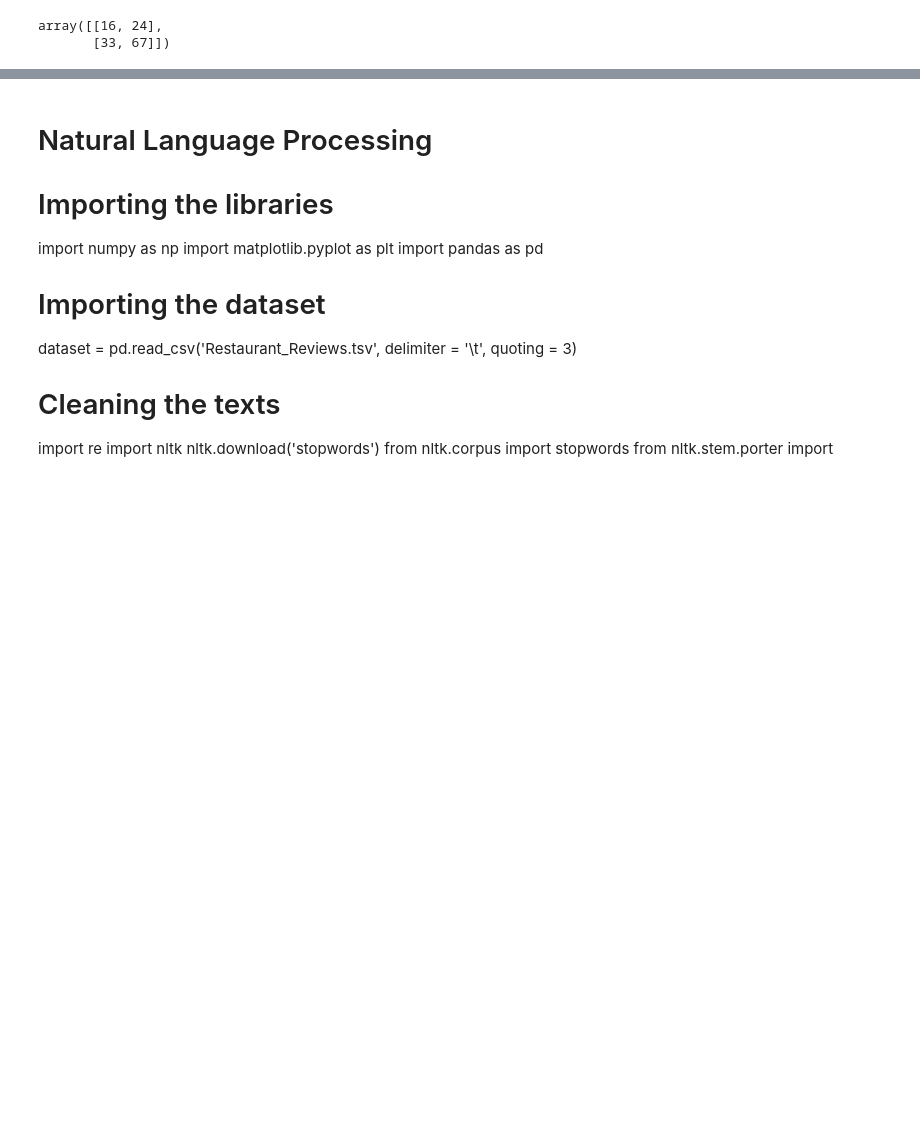
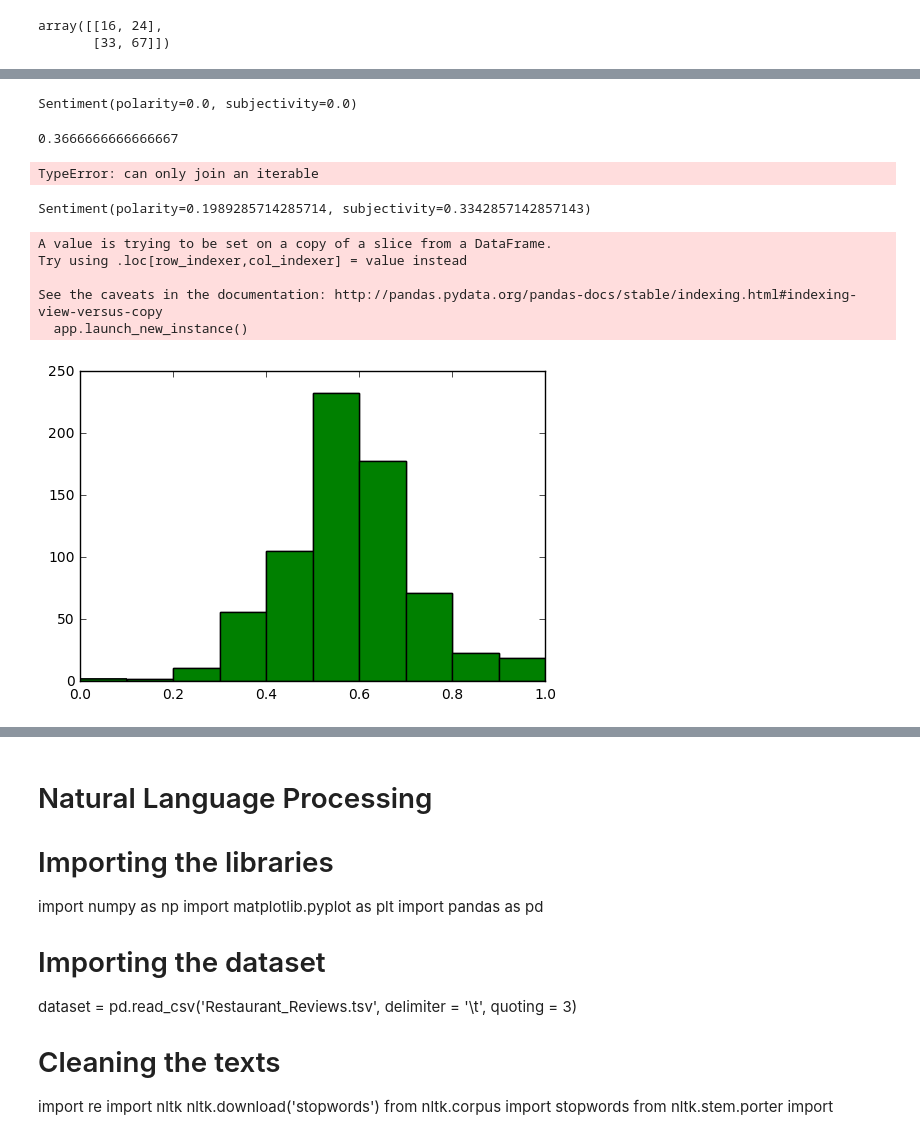
Before and after one commit to drmjw/product-database, a Jupyter notebook: Amazon reviews-wed.ipynb, the cells around one changed output, grey strips where cells are left out. Saved outputs shown, nothing was run; the diff lists cells and outputs as text; code cells hidden in the pictures; blank space fills up the shorter version.

```diff
--- a/Amazon reviews-wed.ipynb
+++ b/Amazon reviews-wed.ipynb
@@ -761,0 +782,44 @@ array([[16, 24],
+# %%
+wiki.sentiment
+# %% [output]
+Sentiment(polarity=0.0, subjectivity=0.0)
+# %%
+testimonial = TextBlob("textblob is amazingly simple to use what great fun")
+testimonial.sentiment.polarity
+# %% [output]
+0.3666666666666667
+# %%
+TextBlob(b.reviewText[:1].values.item()).sentiment.polarity
+sentcorpus = []
+for i in b.index.tolist() :
+    review =  TextBlob(b.reviewText[i]).sentiment.polarity
+    review = ' '.join(review)
+    sentcorpus.append(review)
+sentcorpus
+# %% [output]
+TypeError: can only join an iterable
+# %%
+TextBlob(b.reviewText[i]).sentiment
+# %% [output]
+Sentiment(polarity=0.1989285714285714, subjectivity=0.3342857142857143)
+# %%
+def sentfun(text):
+    return TextBlob(text).sentiment.polarity
+def subfun(text):
+    return TextBlob(text).sentiment.subjectivity
+b['revsentiment']=b['reviewText'].apply(sentfun)
+
+def subfun(text):
+    return TextBlob(text).sentiment.subjectivity
+b['revsubjec']=b['reviewText'].apply(subfun)
+# %% [output]
+A value is trying to be set on a copy of a slice from a DataFrame.
+Try using .loc[row_indexer,col_indexer] = value instead
+
+See the caveats in the documentation: http://pandas.pydata.org/pandas-docs/stable/indexing.html#indexing-view-versus-copy
+  app.launch_new_instance()
+# %%
+plt.hist(b.revsubjec)
+plt.show()
+# %% [output]
+[figure, added]
```
Also changed, not shown: parts of 7 cells of this notebook, 1 other file.
